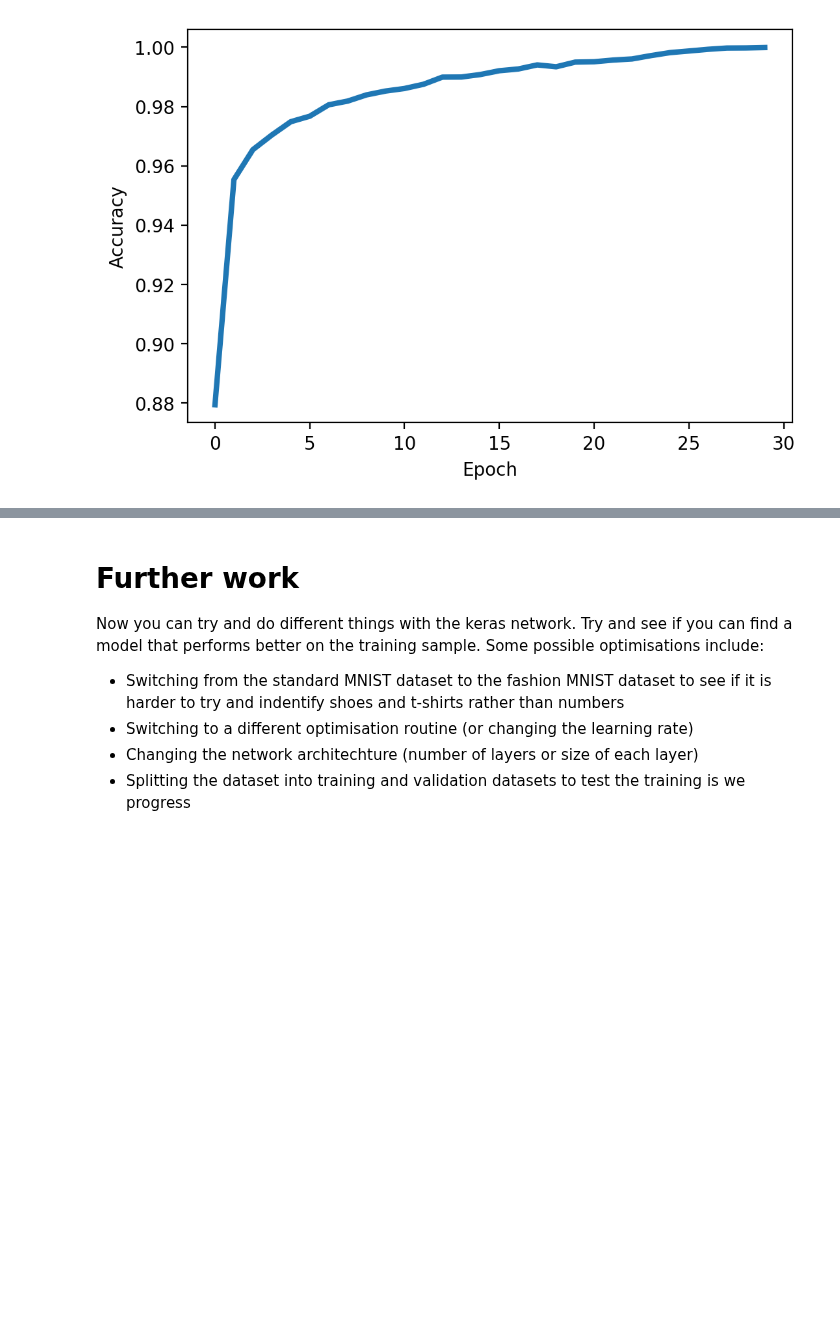
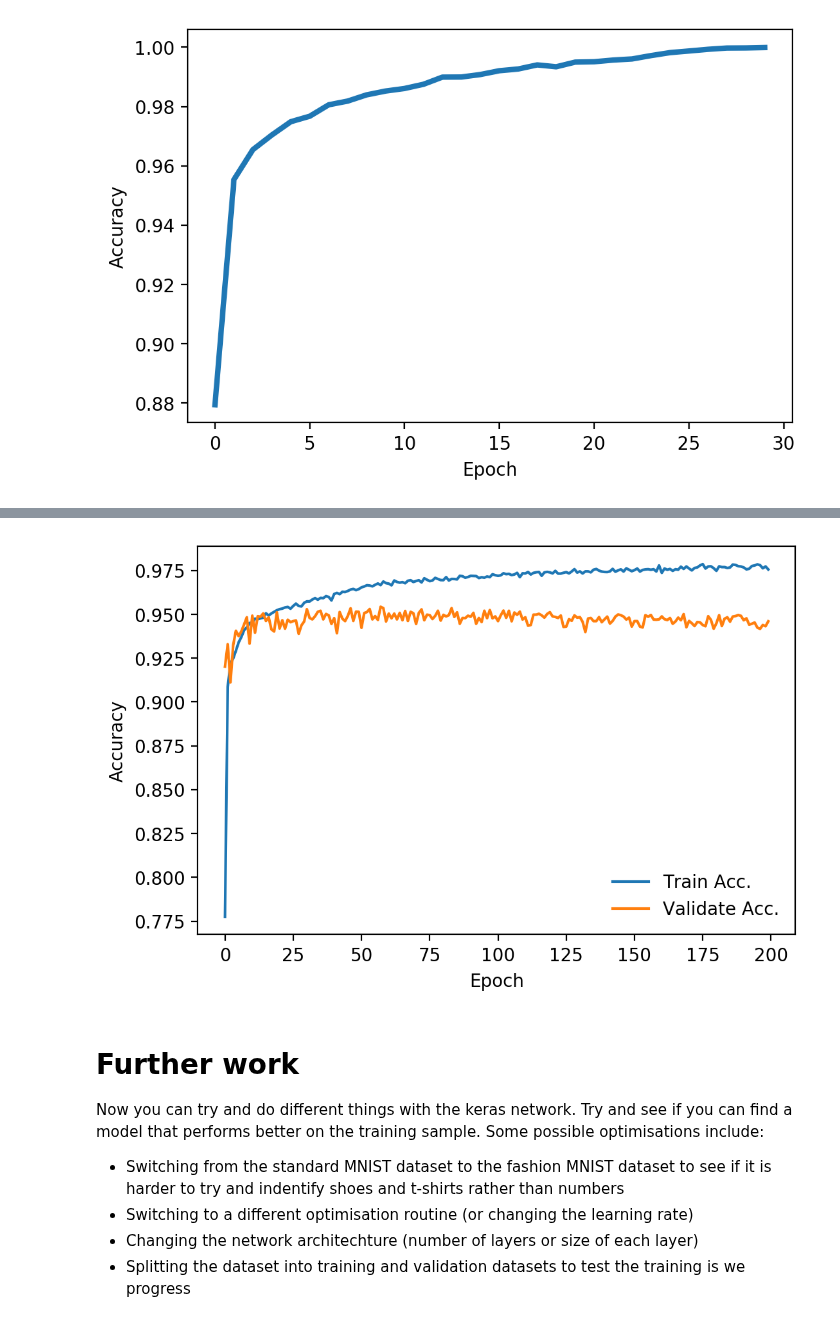
Before and after one commit to nichol77/mlForPhysicists, a Jupyter notebook: Week3/Week3_MNIST_TF.ipynb, the cells around one changed output, grey strips where cells are left out. Saved outputs shown, nothing was run; the diff lists cells and outputs as text; code cells hidden in the pictures; blank space fills up the shorter version.

```diff
--- a/Week3/Week3_MNIST_TF.ipynb
+++ b/Week3/Week3_MNIST_TF.ipynb
@@ -233,0 +242,11 @@ Text(0, 0.5, 'Accuracy')
+# %%
+mnist = keras.datasets.mnist   #The original handwritten digit MNIST
+#mnist = keras.datasets.fashion_mnist   #A tricky version that uses images of fashion items
+(train_images, train_labels), (test_images, test_labels) = mnist.load_data()
+train_images=train_images/255.0  #See how big an effect the normalisation has by commenting out
+test_images=test_images/255.0
+(valid_images,valid_labels)=(train_images[50000:],train_labels[50000:])
+(train_images,train_labels)=(train_images[:50000],train_labels[:50000])
+print(np.shape(valid_images))
+print(np.shape(train_images))
+print(np.shape(test_images))
@@ -233,0 +257,12 @@ Text(0, 0.5, 'Accuracy')
+# %%
+model = keras.Sequential([
+    keras.layers.Flatten(input_shape=(28,28)),
+    keras.layers.Dense(32,activation='relu'),
+#    keras.layers.Dropout(0.2),
+    keras.layers.Dense(10)
+])
+
+model.compile(loss=tf.keras.losses.SparseCategoricalCrossentropy(from_logits=True), optimizer=tf.keras.optimizers.SGD(lr=1.0),
+              metrics=['accuracy'])
+# %%
+history=model.fit(train_images, train_labels,batch_size=100, epochs=200, validation_data=(valid_images, valid_labels))
@@ -233,0 +287,11 @@ Text(0, 0.5, 'Accuracy')
+# %%
+fig,ax=plt.subplots()
+ax.plot(history.history['accuracy'], label='Train Acc.')
+ax.plot(history.history['val_accuracy'], label = 'Validate Acc.')
+ax.set_xlabel('Epoch')
+ax.set_ylabel('Accuracy')
+#ax.set_ylim([0.5, 1])
+plt.legend(loc='lower right')
+
+test_loss, test_acc = model.evaluate(test_images,  test_labels, verbose=2)
+# %% [output]
@@ -234,3 +299,4 @@ Text(0, 0.5, 'Accuracy')
+[figure, added]
 # %% [markdown]
 # Further work
 Now you can try and do different things with the keras network. Try and see if you can find a model that performs better on the training sample. Some possible optimisations include:
```
Also changed, not shown: parts of 6 cells of this notebook, 1 other file.
